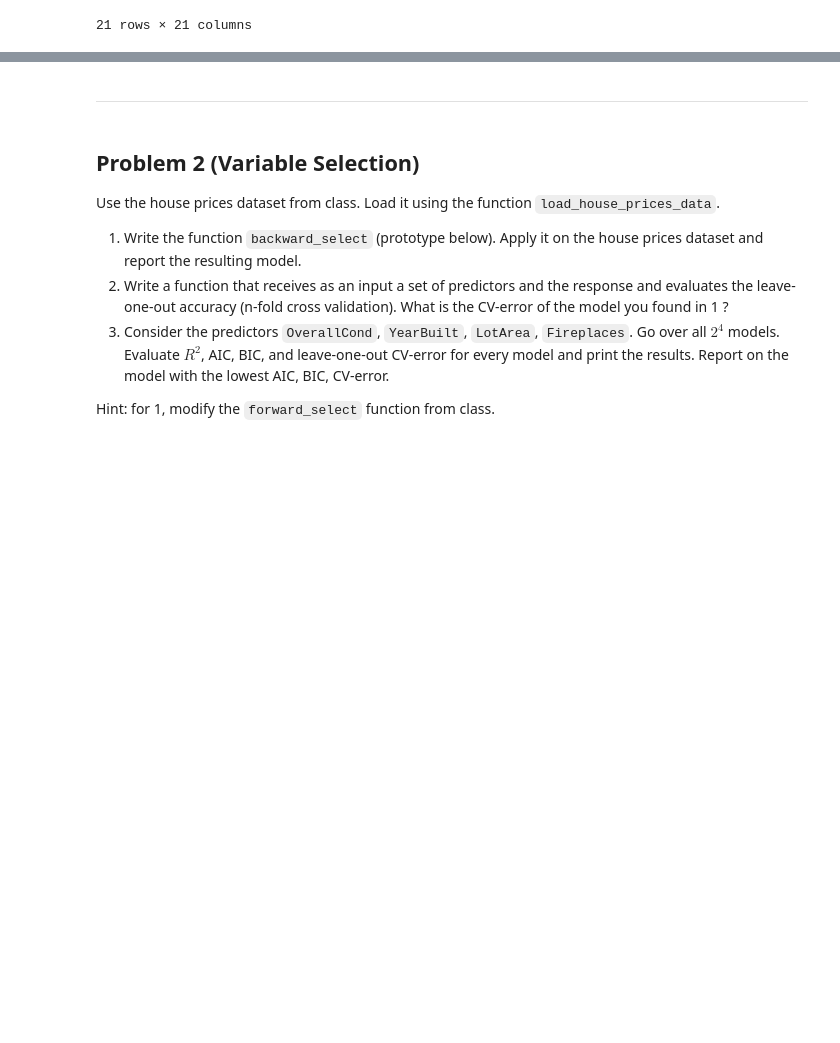
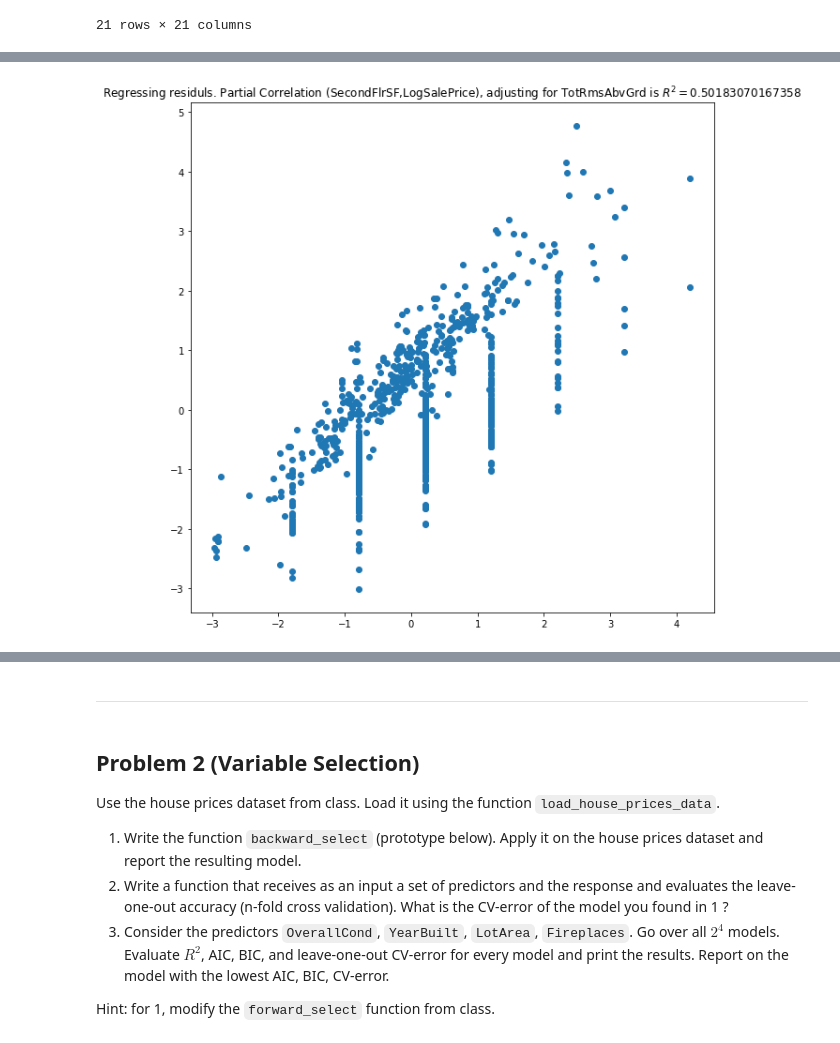
Before and after one commit to Nesher123/advanced-statistics, a Jupyter notebook: hw6/hw6.ipynb, the cells around one changed output, grey strips where cells are left out. Drawn from its saved outputs; the diff is of its cells as text; code cells hidden in the pictures; blank space fills up the shorter version.

```diff
--- a/hw6/hw6.ipynb
+++ b/hw6/hw6.ipynb
@@ -168,0 +172,22 @@ ValueError: zero-size array to reduction operation maximum which has no identity
+# %%
+import statsmodels.api as sm
+import statsmodels.formula.api as smf
+
+varX = 'SecondFlrSF'
+varY = 'LogSalePrice'
+varZ = 'TotRmsAbvGrd'  # total rooms above ground level
+
+model_1 = smf.ols(formula=f"{varZ} ~ {varX}", data=data).fit()
+model_2 = smf.ols(formula=f"{varZ} ~ {varY}", data=data).fit()
+
+X = sm.add_constant(model_1.resid)
+y = model_2.resid
+model_res = sm.OLS(y, X).fit()
+
+plt.rcParams['figure.figsize'] = [10, 10]
+plt.scatter(model_1.resid, model_2.resid)
+plt.title(
+    fr"Regressing residuls. Partial Correlation ({varX},{varY}), adjusting for {varZ} is $R^2 = {model_res.rsquared}$")
+plt.show()
+# %% [output]
+[figure, added]
```
Also changed, not shown: parts of 12 cells of this notebook.
